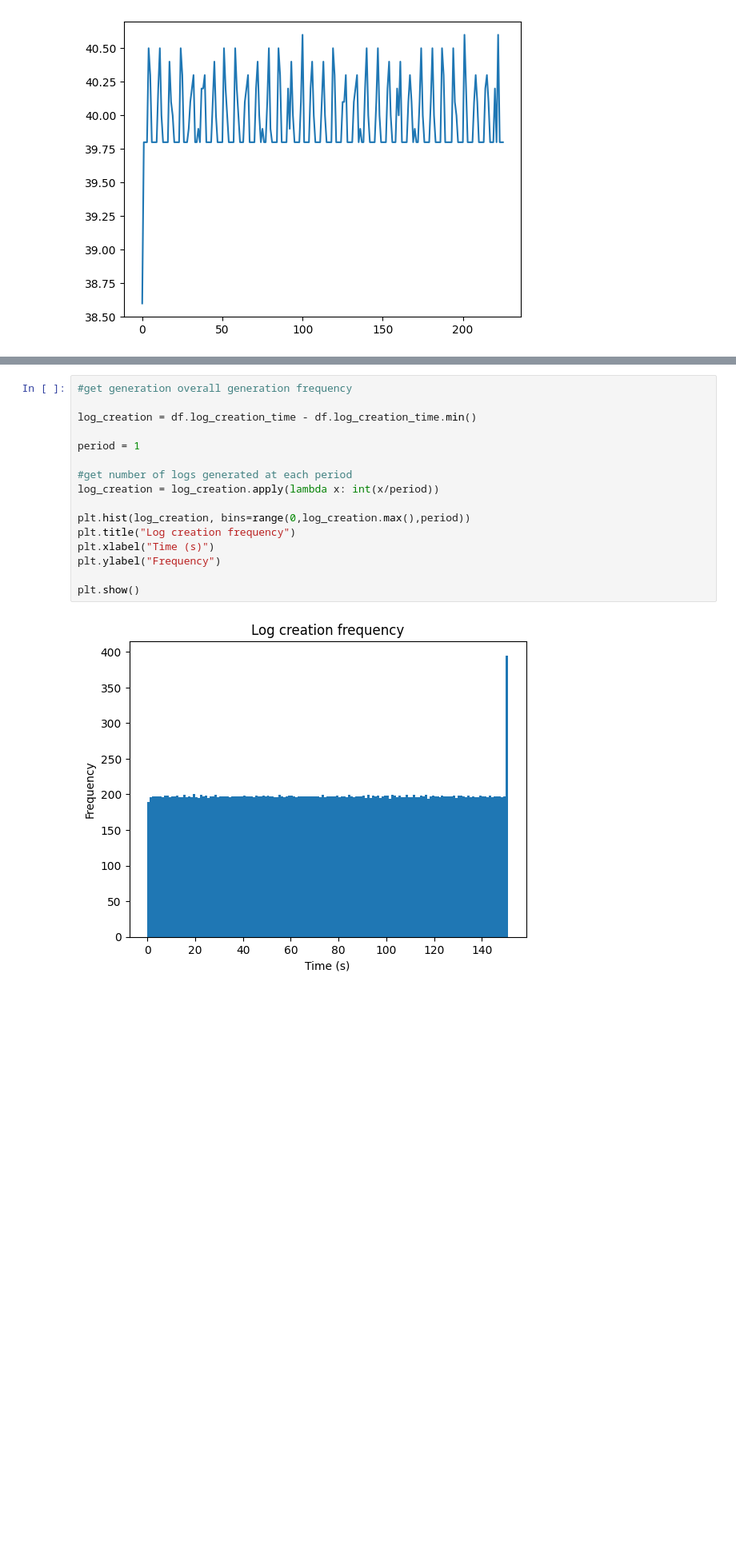
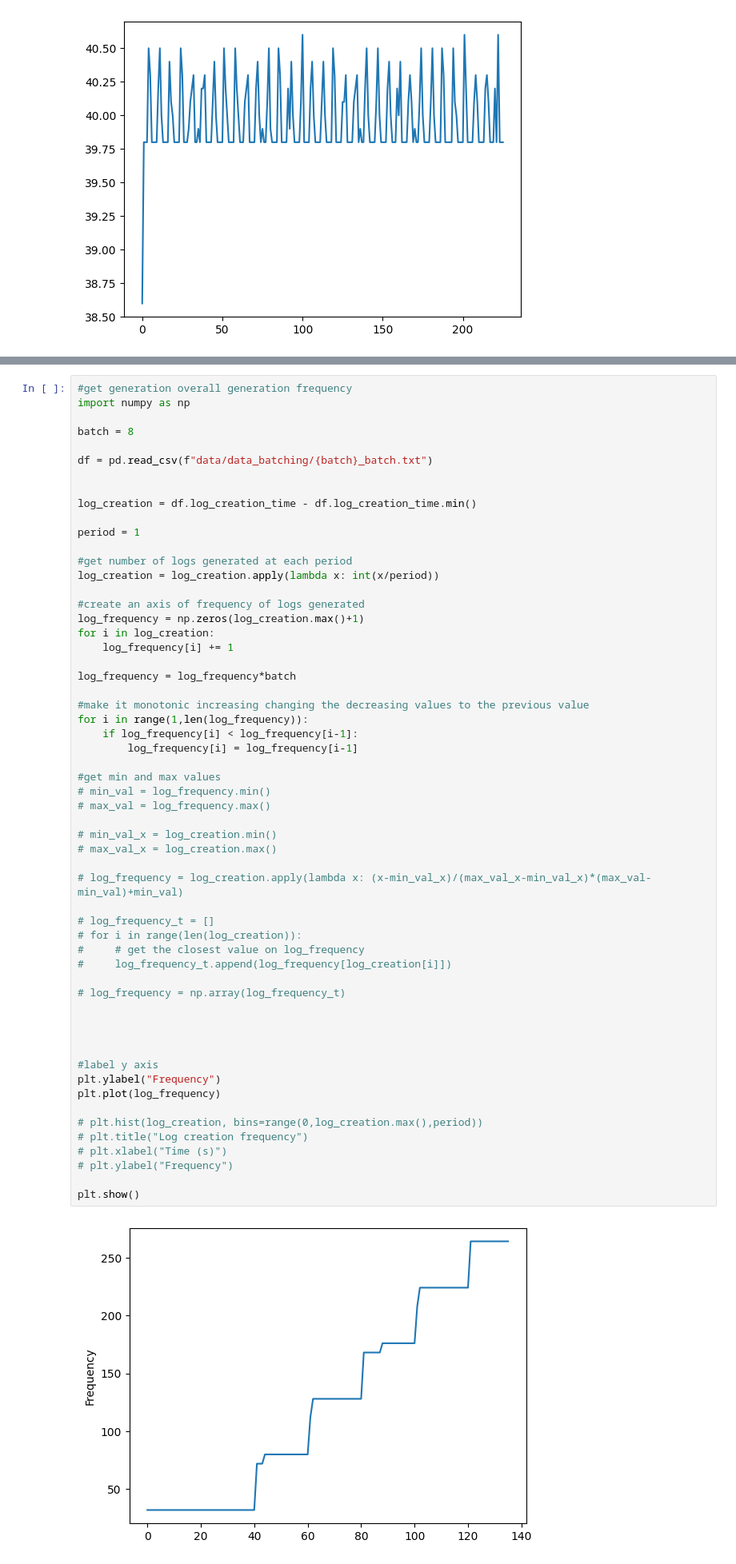
Before and after one commit to Lucaserf/ObsProject, a Jupyter notebook: data/data_visualization.ipynb, the cells around one changed output, grey strips where cells are left out. Shown at 80% size. Cells and saved outputs as stored; diff of their text form; blank space fills up the shorter version.

Commit message:
plot batch scaling

```diff
--- a/data/data_visualization.ipynb
+++ b/data/data_visualization.ipynb
@@ -126,21 +133,62 @@ plt.plot(throughput.values)
 # %%
 #get generation overall generation frequency
+import numpy as np
+
+batch = 8
+
+df = pd.read_csv(f"data/data_batching/{batch}_batch.txt")
+
 
 log_creation = df.log_creation_time - df.log_creation_time.min()
 
 period = 1
 
 #get number of logs generated at each period
 log_creation = log_creation.apply(lambda x: int(x/period))
 
-plt.hist(log_creation, bins=range(0,log_creation.max(),period))
-plt.title("Log creation frequency")
-plt.xlabel("Time (s)")
+#create an axis of frequency of logs generated
+log_frequency = np.zeros(log_creation.max()+1)
+for i in log_creation:
+    log_frequency[i] += 1
+
+log_frequency = log_frequency*batch
+
+#make it monotonic increasing changing the decreasing values to the previous value
+for i in range(1,len(log_frequency)):
+    if log_frequency[i] < log_frequency[i-1]:
+        log_frequency[i] = log_frequency[i-1]
+
+#get min and max values
+# min_val = log_frequency.min()
+# max_val = log_frequency.max()
+
+# min_val_x = log_creation.min()
+# max_val_x = log_creation.max()
+
+# log_frequency = log_creation.apply(lambda x: (x-min_val_x)/(max_val_x-min_val_x)*(max_val-min_val)+min_val)
+
+# log_frequency_t = []
+# for i in range(len(log_creation)):
+#     # get the closest value on log_frequency
+#     log_frequency_t.append(log_frequency[log_creation[i]])
+
+# log_frequency = np.array(log_frequency_t)
+
+
+
+
+#label y axis
 plt.ylabel("Frequency")
+plt.plot(log_frequency)
+
+# plt.hist(log_creation, bins=range(0,log_creation.max(),period))
+# plt.title("Log creation frequency")
+# plt.xlabel("Time (s)")
+# plt.ylabel("Frequency")
 
 plt.show()
 # %% [output]
-[figure, old version]
+[figure, new version]
 # %%
 #counting type logs
 
```
Also changed, not shown: parts of 13 cells of this notebook, 10 other files.
